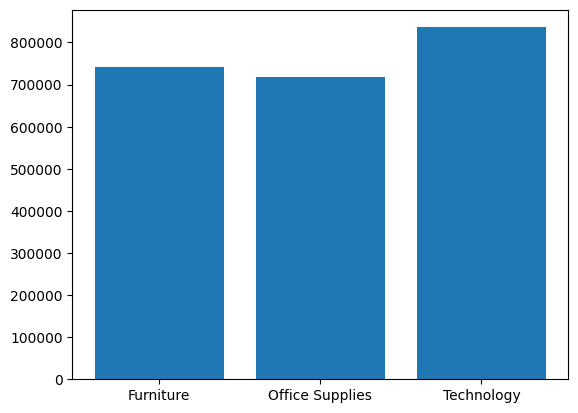
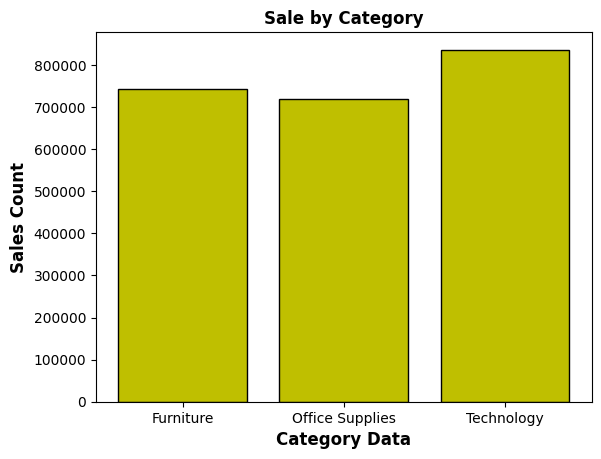
Unified diff of the notebook cell whose output changed from the first chart to the second:
--- before
+++ after
@@ -1 +1,4 @@
-plt.bar(total_sales_category.index,total_sales_category.values)
+plt.bar(total_sales_category.index,total_sales_category.values,color='y',edgecolor='black')
+plt.title("Sale by Category",fontsize='12',fontweight='bold')
+plt.xlabel("Category Data",fontsize='12',fontweight='bold')
+plt.ylabel("Sales Count",fontsize='12',fontweight='bold')

Commit: Total_sale by category